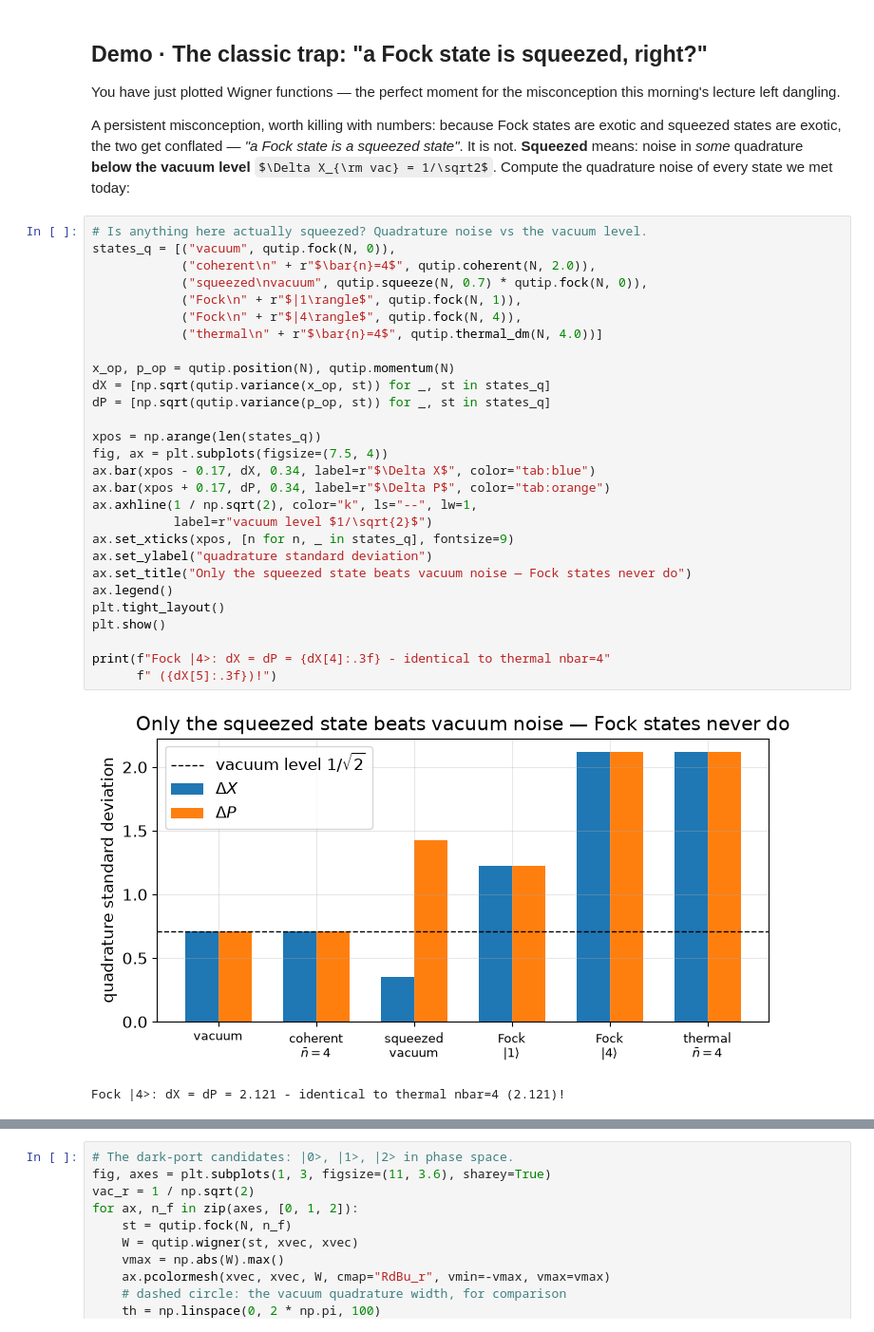
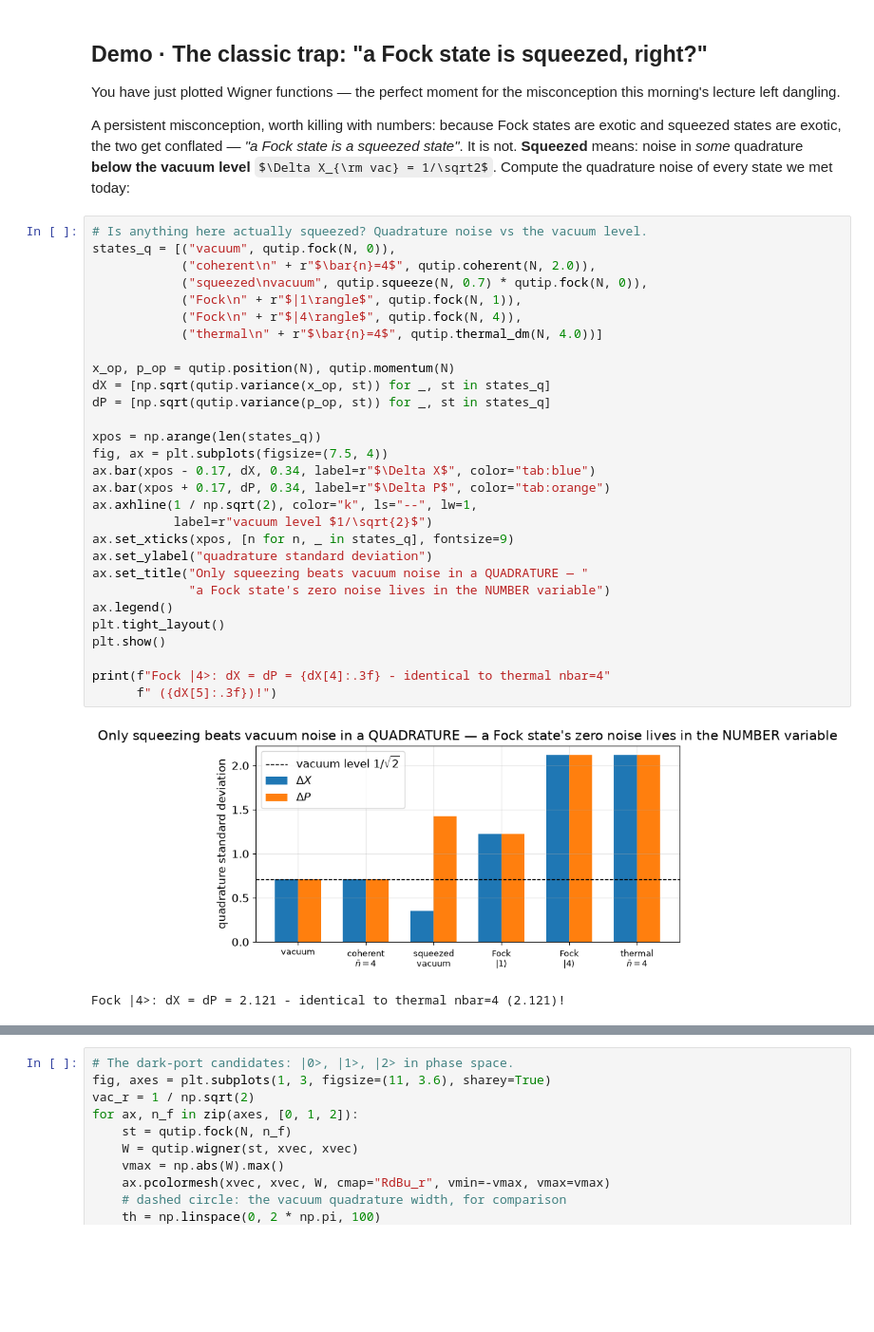
Before and after one commit to laserlab/CountingPhotons, a Jupyter notebook: lectures/02_HandsOn_SimulatingPhotonStatistics.ipynb, the cells around one changed output, grey strips where cells are left out. Shown at 95% size. Cells and saved outputs as stored; diff of their text form; some formulas as TeX source; blank space fills up the shorter version.

```diff
--- a/lectures/02_HandsOn_SimulatingPhotonStatistics.ipynb
+++ b/lectures/02_HandsOn_SimulatingPhotonStatistics.ipynb
@@ -200,33 +200,34 @@ A persistent misconception, worth killing with numbers: because Fock states are
 # %%
 # Is anything here actually squeezed? Quadrature noise vs the vacuum level.
 states_q = [("vacuum", qutip.fock(N, 0)),
             ("coherent\n" + r"$\bar{n}=4$", qutip.coherent(N, 2.0)),
             ("squeezed\nvacuum", qutip.squeeze(N, 0.7) * qutip.fock(N, 0)),
             ("Fock\n" + r"$|1\rangle$", qutip.fock(N, 1)),
             ("Fock\n" + r"$|4\rangle$", qutip.fock(N, 4)),
             ("thermal\n" + r"$\bar{n}=4$", qutip.thermal_dm(N, 4.0))]
 
 x_op, p_op = qutip.position(N), qutip.momentum(N)
 dX = [np.sqrt(qutip.variance(x_op, st)) for _, st in states_q]
 dP = [np.sqrt(qutip.variance(p_op, st)) for _, st in states_q]
 
 xpos = np.arange(len(states_q))
 fig, ax = plt.subplots(figsize=(7.5, 4))
 ax.bar(xpos - 0.17, dX, 0.34, label=r"$\Delta X$", color="tab:blue")
 ax.bar(xpos + 0.17, dP, 0.34, label=r"$\Delta P$", color="tab:orange")
 ax.axhline(1 / np.sqrt(2), color="k", ls="--", lw=1,
            label=r"vacuum level $1/\sqrt{2}$")
 ax.set_xticks(xpos, [n for n, _ in states_q], fontsize=9)
 ax.set_ylabel("quadrature standard deviation")
-ax.set_title("Only the squeezed state beats vacuum noise — Fock states never do")
+ax.set_title("Only squeezing beats vacuum noise in a QUADRATURE — "
+             "a Fock state's zero noise lives in the NUMBER variable")
 ax.legend()
 plt.tight_layout()
 plt.show()
 
 print(f"Fock |4>: dX = dP = {dX[4]:.3f} - identical to thermal nbar=4"
       f" ({dX[5]:.3f})!")
 # %% [output]
-[figure, old version]
+[figure, new version]
 Fock |4>: dX = dP = 2.121 - identical to thermal nbar=4 (2.121)!
 # %% [markdown]
 Read the bars:
```
Also changed, not shown: parts of 2 cells of this notebook.
